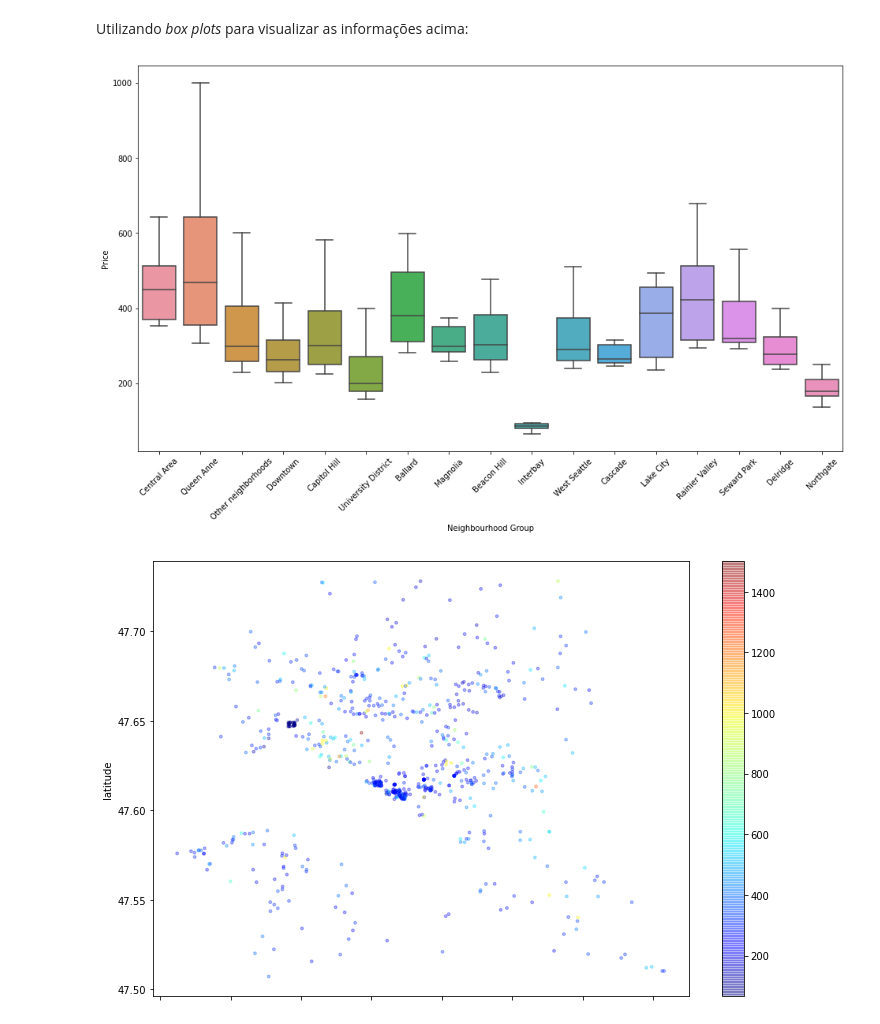
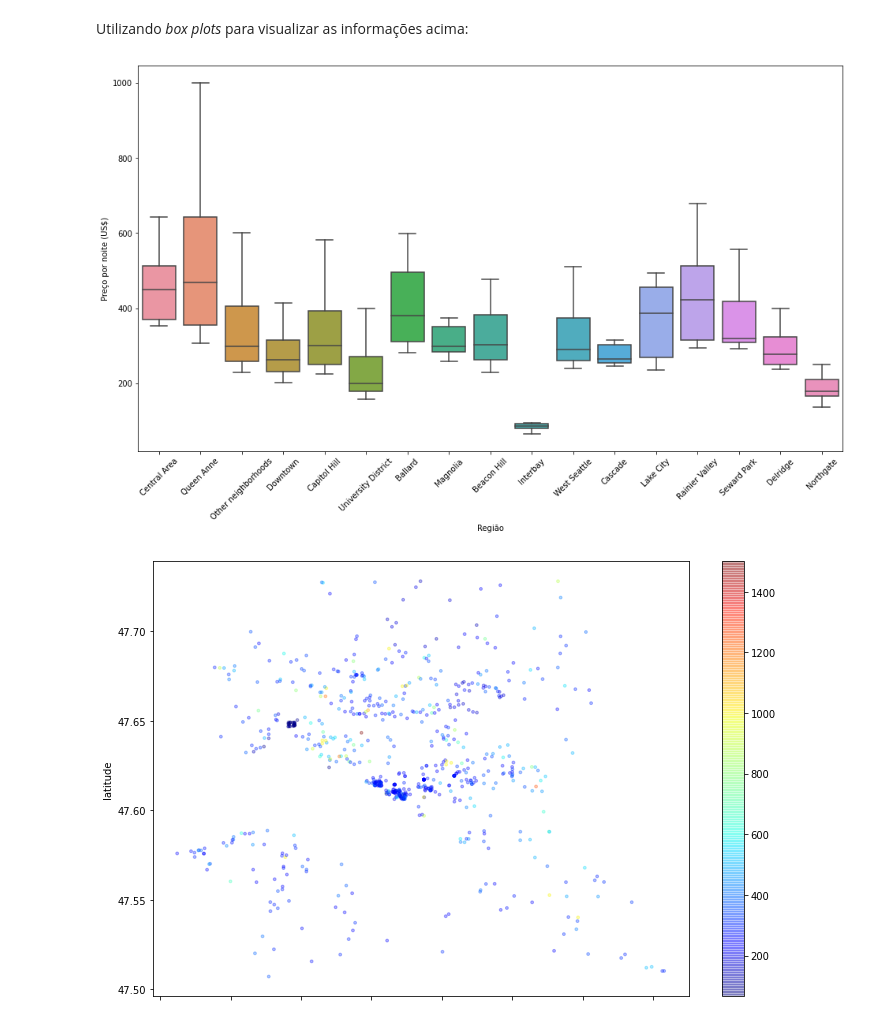
Before and after one commit to iagomoliv/portfolio, a Jupyter notebook: notebooks/PRJT1_Analisando_os_Dados_do_Airbnb_PT_BR_.ipynb, the cells around one changed output. Cells and saved outputs as stored; diff of their text form; code cells hidden in the pictures.

```diff
--- a/notebooks/PRJT1_Analisando_os_Dados_do_Airbnb_PT_BR_.ipynb
+++ b/notebooks/PRJT1_Analisando_os_Dados_do_Airbnb_PT_BR_.ipynb
@@ -338,12 +383,12 @@ Utilizando *box plots* para visualizar as informações acima:
 # %%
 plt.figure(figsize = [16, 9])
 sns.boxplot(x = df_clean.neighbourhood_group, y = df_clean.price, showfliers = False) # Plot s/ os outliers
-plt.xlabel('Neighbourhood Group')
-plt.ylabel('Price')
+plt.xlabel('Região')
+plt.ylabel('Preço por noite (US$)')
 plt.xticks(rotation = 45)
 plt.show()
 # %% [output]
-[figure, old version]
+[figure, new version]
 # %%
 # Visualizando espacialmente as informações
 df_clean.plot(kind = 'scatter', x = 'longitude', y = 'latitude', alpha = 0.3, c = df_clean['price'],
```
Also changed, not shown: parts of 20 cells of this notebook.
